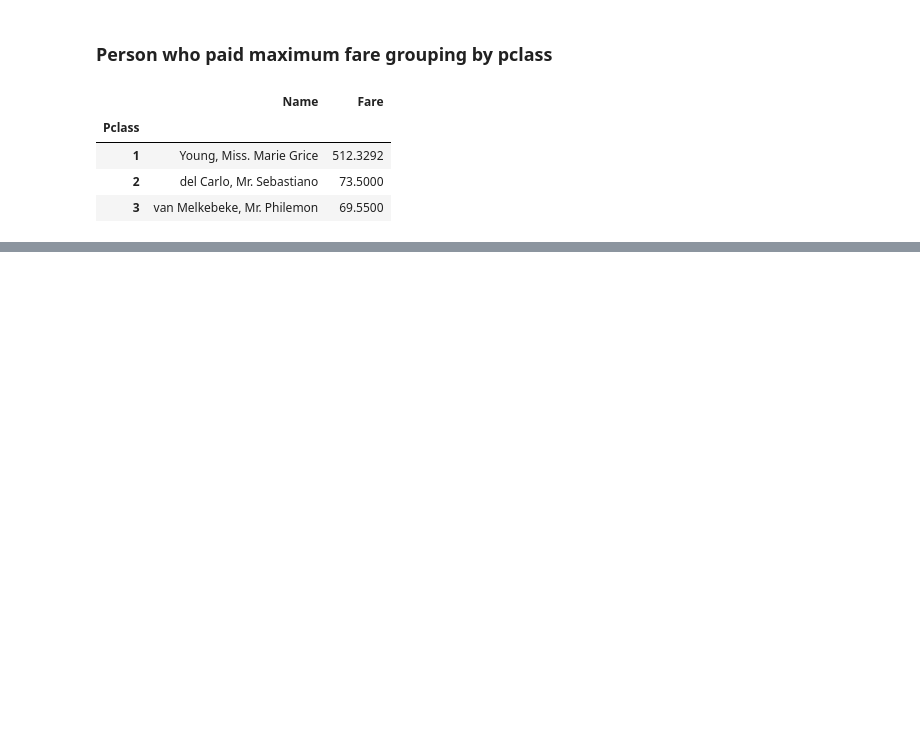
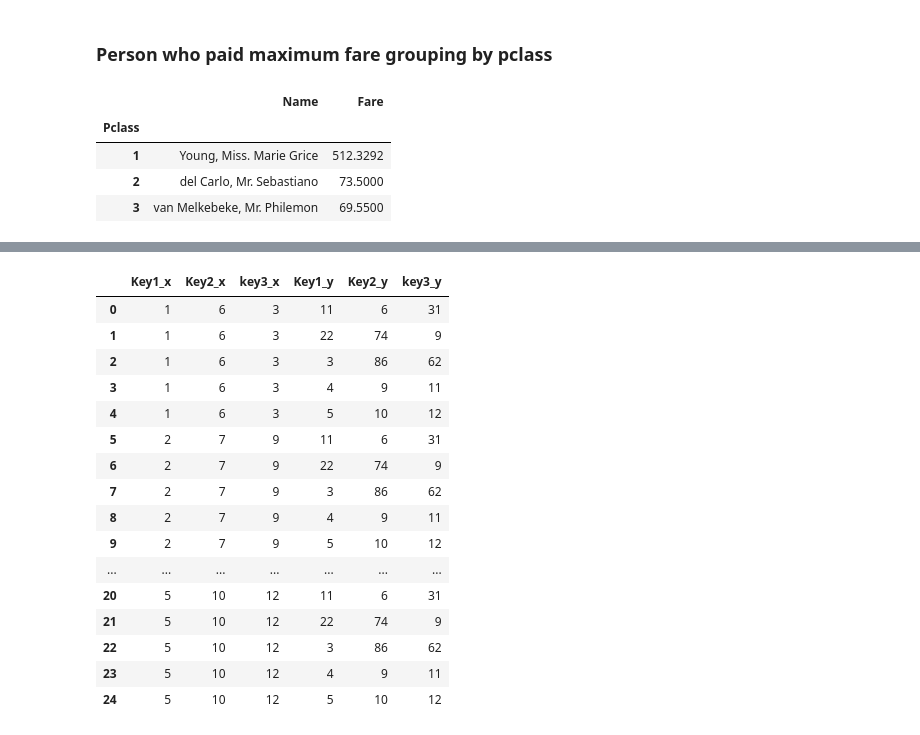
Before and after one commit to akhileshdutt/DataScience_learning, a Jupyter notebook: Libraries/Pandas/Pandas_Advance.ipynb, the cells around one changed output, grey strips where cells are left out. Cells and saved outputs as stored; diff of their text form; code cells hidden in the pictures; blank space fills up the shorter version.

```diff
--- a/Libraries/Pandas/Pandas_Advance.ipynb
+++ b/Libraries/Pandas/Pandas_Advance.ipynb
@@ -1306,0 +1300,6 @@ df1[["Name","Fare"]].max()
+# %%
+data1={"Key1":[1,2,3,4,5],
+       "Key2":[6,7,8,9,10],
+       "key3":[3,9,6,11,12]}
+# %%
+df1 = pd.DataFrame(data1)
@@ -1306,0 +1315,6 @@ df1[["Name","Fare"]].max()
+# %%
+data2={"Key1":[11,22,3,4,5],
+       "Key2":[6,74,86,9,10],
+       "key3":[31,9,62,11,12]}
+# %%
+df2=pd.DataFrame(data2)
@@ -1306,0 +1366,20 @@ df1[["Name","Fare"]].max()
+# %%
+pd.merge(df1,df2,how="cross") #cartesian product bascially takes everything from the left side rows and matches it with the each and every roght side row
+# %% [output]
+|  | Key1_x | Key2_x | key3_x | Key1_y | Key2_y | key3_y |
+| 0 | 1 | 6 | 3 | 11 | 6 | 31 |
+| 1 | 1 | 6 | 3 | 22 | 74 | 9 |
+| 2 | 1 | 6 | 3 | 3 | 86 | 62 |
+| 3 | 1 | 6 | 3 | 4 | 9 | 11 |
+| 4 | 1 | 6 | 3 | 5 | 10 | 12 |
+| 5 | 2 | 7 | 9 | 11 | 6 | 31 |
+| 6 | 2 | 7 | 9 | 22 | 74 | 9 |
+| 7 | 2 | 7 | 9 | 3 | 86 | 62 |
+| 8 | 2 | 7 | 9 | 4 | 9 | 11 |
+| 9 | 2 | 7 | 9 | 5 | 10 | 12 |
+| ... | ... | ... | ... | ... | ... | ... |
+| 20 | 5 | 10 | 12 | 11 | 6 | 31 |
+| 21 | 5 | 10 | 12 | 22 | 74 | 9 |
+| 22 | 5 | 10 | 12 | 3 | 86 | 62 |
+| 23 | 5 | 10 | 12 | 4 | 9 | 11 |
+| 24 | 5 | 10 | 12 | 5 | 10 | 12 |
```
Also changed, not shown: parts of 31 cells of this notebook.
